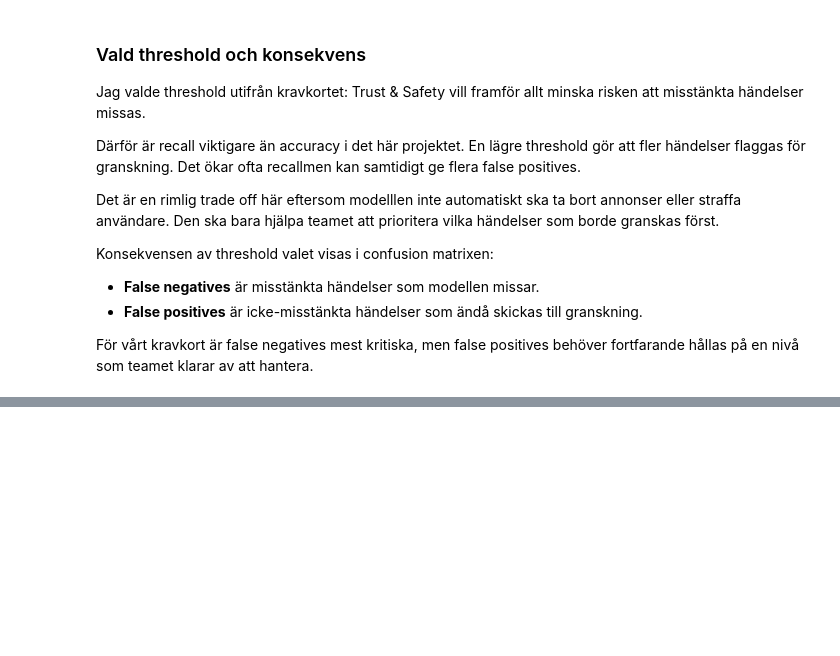
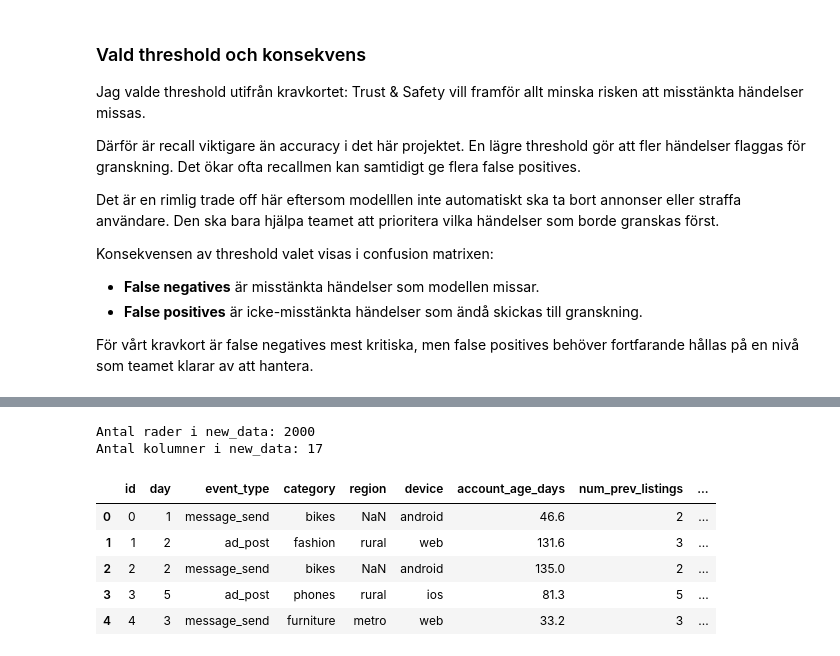
Before and after one commit to SoroushGReza/marketplace-safety-ml, a Jupyter notebook: notebooks/report.ipynb, the cells around one changed output, grey strips where cells are left out. Cells and saved outputs as stored; diff of their text form; code cells hidden in the pictures; blank space fills up the shorter version.

```diff
--- a/notebooks/report.ipynb
+++ b/notebooks/report.ipynb
@@ -937,0 +947,16 @@ För vårt kravkort är false negatives mest kritiska, men false positives behö
+# %%
+new_data = pd.read_csv(NEW_DATA_PATH)
+
+print(f"Antal rader i new_data: {new_data.shape[0]}")
+print(f"Antal kolumner i new_data: {new_data.shape[1]}")
+
+new_data.head()
+# %% [output]
+Antal rader i new_data: 2000
+Antal kolumner i new_data: 17
+|  | id | day | event_type | category | region | device | account_age_days | num_prev_listings | ... |
+| 0 | 0 | 1 | message_send | bikes | NaN | android | 46.6 | 2 | ... |
+| 1 | 1 | 2 | ad_post | fashion | rural | web | 131.6 | 3 | ... |
+| 2 | 2 | 2 | message_send | bikes | NaN | android | 135.0 | 2 | ... |
+| 3 | 3 | 5 | ad_post | phones | rural | ios | 81.3 | 5 | ... |
+| 4 | 4 | 3 | message_send | furniture | metro | web | 33.2 | 3 | ... |
```
Also changed, not shown: parts of 11 cells of this notebook, 4 other files.
